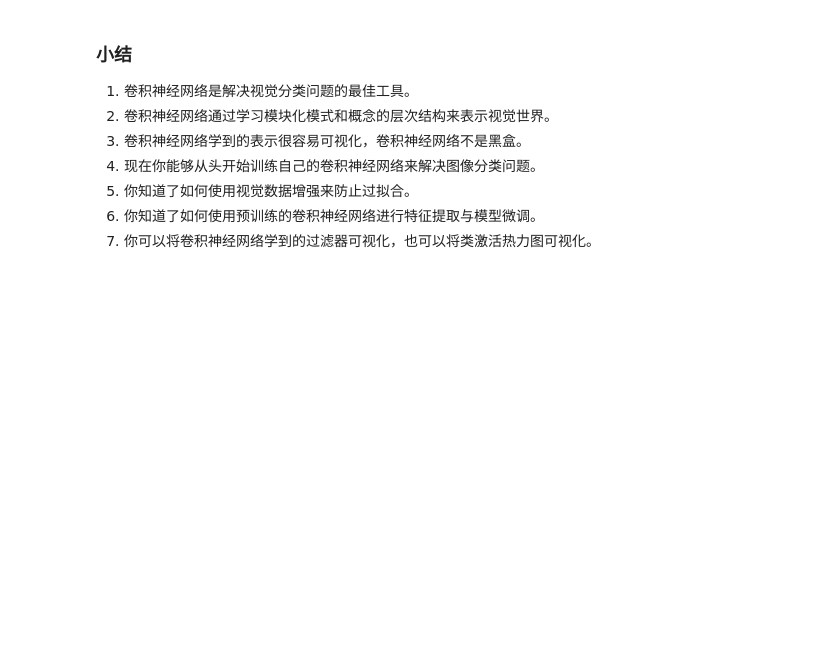
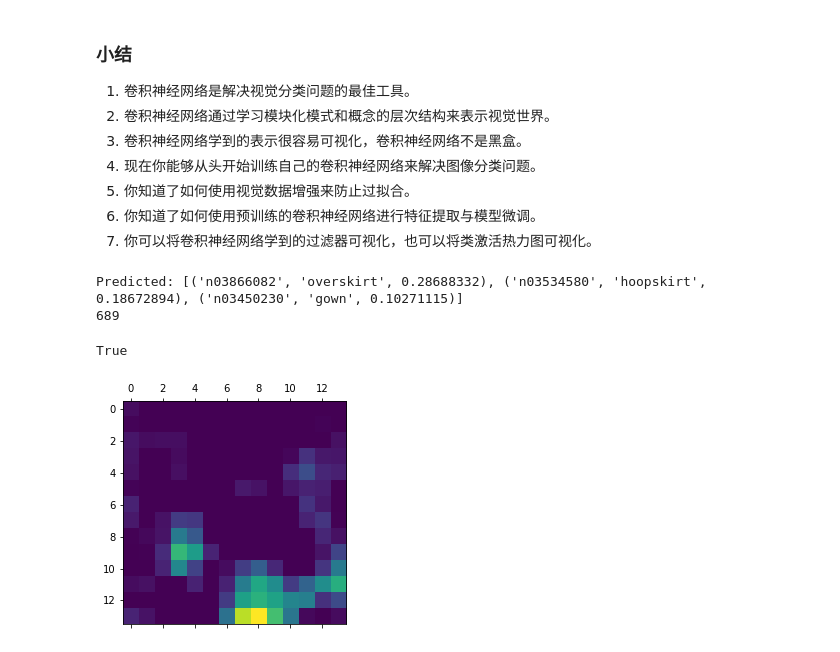
Before and after one commit to yz3n18/Deep-Learning, a Jupyter notebook: Chapter 5.4 卷积神经网络的可视化.ipynb, the cells around one changed output. Drawn from its saved outputs; the diff is of its cells as text; code cells hidden in the pictures; blank space fills up the shorter version.

```diff
--- a/Chapter 5.4 卷积神经网络的可视化.ipynb
+++ b/Chapter 5.4 卷积神经网络的可视化.ipynb
@@ -541,3 +543,59 @@ ModuleNotFoundError: No module named 'cv2'
 5. 你知道了如何使用视觉数据增强来防止过拟合。
 6. 你知道了如何使用预训练的卷积神经网络进行特征提取与模型微调。
 7. 你可以将卷积神经网络学到的过滤器可视化，也可以将类激活热力图可视化。
+# %%
+# Hu
+
+img_path='Hu.JPG'
+
+img= image.load_img(img_path, target_size=(224,224))
+
+x=image.img_to_array(img) # 转换成(224,224,3)的float32的Numpy数组
+
+x=np.expand_dims(x,axis=0) # 添加一个维度， 将数组转换成 (1,224,224,3)
+
+x=preprocess_input(x) # 对批量进行预处理。
+
+preds = model.predict(x)
+print('Predicted:', decode_predictions(preds, top=3)[0])
+print(np.argmax(preds[0]))
+
+Egyptian_cat_output = model.output[:,np.argmax(preds[0])]
+
+last_conv_layer= model.get_layer('block5_conv3')
+
+grads= K.gradients(Egyptian_cat_output,last_conv_layer.output)[0]
+
+pooled_grads =K.mean(grads, axis=(0,1,2))
+
+iterate=K.function([model.input],
+                  [pooled_grads,last_conv_layer.output[0]])
+
+
+pooled_grads_value, conv_layer_output_value= iterate([x])
+
+for i in range(512):
+    conv_layer_output_value[:,:,i] *= pooled_grads_value[i]
+
+heatmap= np.mean(conv_layer_output_value,axis=-1)
+
+heatmap = np.maximum(heatmap, 0)
+heatmap /= np.max(heatmap)
+plt.matshow(heatmap)
+
+img= cv2.imread(img_path) # 用cv2 加载原始图像
+
+heatmap=cv2.resize(heatmap, (img.shape[1], img.shape[0]))
+
+heatmap=np.uint8(225 * heatmap)
+
+heatmap= cv2.applyColorMap(heatmap,cv2.COLORMAP_JET)
+
+superimposed_img= heatmap * 0.4 +img
+
+cv2.imwrite('/Users/yihuawang/Deeplearning/Hu_heatmap.jpg',superimposed_img)
+# %% [output]
+Predicted: [('n03866082', 'overskirt', 0.28688332), ('n03534580', 'hoopskirt', 0.18672894), ('n03450230', 'gown', 0.10271115)]
+689
+True
+[figure, added]
```
Also changed, not shown: parts of 12 cells of this notebook.
